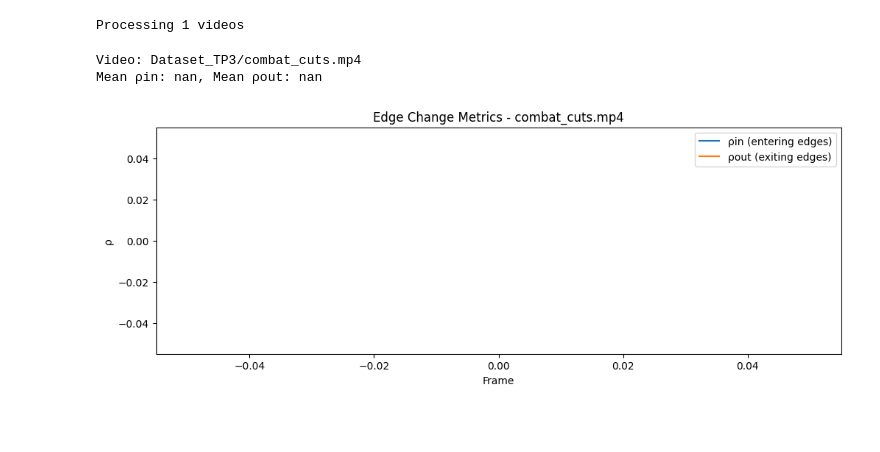
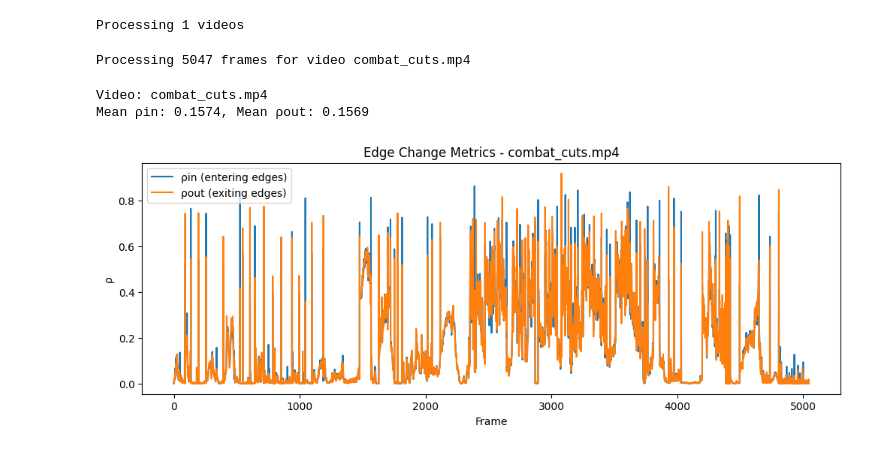
Before and after one commit to nath1416/Tp3-INF8770, a Jupyter notebook: aretes.ipynb, the cells around one changed output. Cells and saved outputs as stored; diff of their text form; code cells hidden in the pictures; blank space fills up the shorter version.

```diff
--- a/aretes.ipynb
+++ b/aretes.ipynb
@@ -74,71 +84,64 @@ for video_path in videos:
 Processing 1 videos
 # %%
 # Cell to calculate ρin and ρout between consecutive frames
-
-
-def compute_edge_map(sobel_x, sobel_y, threshold=30):
-    """Compute binary edge map from Sobel gradients"""
-    magnitude = np.sqrt(sobel_x**2 + sobel_y**2)
-    return (magnitude > threshold).astype(np.float64)
-
 
 def dilate_edges(edge_map, kernel_size=3):
     """Dilate edge map"""
     kernel = cv2.getStructuringElement(cv2.MORPH_ELLIPSE, (kernel_size, kernel_size))
-    return cv2.dilate(edge_map.astype(np.uint8), kernel).astype(np.float64)
+    return cv2.dilate(edge_map, kernel)
 
 
-for video_name in edges:
-    edges_lst = edges[video_name]
+for video_name, video_data in edges.items():
+    edge_maps = video_data['edge_maps']
+    frame_count = edge_maps.shape[0]
+
+    print(f"Processing {frame_count} frames for video {video_name.name}")
+
     rho_in_list = []
     rho_out_list = []
 
-    for t in range(len(edges_lst) - 1):
-        sobel_x_t, sobel_y_t, _, _ = edges_lst[t]
-        sobel_x_t1, sobel_y_t1, _, _ = edges_lst[t + 1]
-
-        # Edge maps at time t and t+1
-        E_t = compute_edge_map(sobel_x_t, sobel_y_t)
-        E_t1 = compute_edge_map(sobel_x_t1, sobel_y_t1)
+    for t in tqdm(range(frame_count - 1)):
+        # Edge maps at time t and t+1 (already binary uint8)
+        E_t = edge_maps[t]
+        E_t1 = edge_maps[t + 1]
 
         # Dilated edge maps
+        D_t = dilate_edges(E_t)
         D_t1 = dilate_edges(E_t1)
-        D_t = dilate_edges(E_t)
 
-        # ρin: entering edges (new edges in frame t+1)
+        # ρin: entering edges (new edges in frame t+1 not covered by dilated t)
         # ρin = 1 - (Σ D(x,y,t) * E(x,y,t+1)) / (Σ E(x,y,t+1))
         sum_E_t1 = np.sum(E_t1)
         if sum_E_t1 > 0:
-            rho_in = 1 - np.sum(D_t * E_t1) / sum_E_t1
+            rho_in = 1 - np.sum(D_t & E_t1) / sum_E_t1
         else:
             rho_in = 0
 
-        # ρout: exiting edges (edges leaving from frame t)
+        # ρout: exiting edges (edges in frame t not covered by dilated t+1)
         # ρout = 1 - (Σ E(x,y,t) * D(x,y,t+1)) / (Σ E(x,y,t))
         sum_E_t = np.sum(E_t)
         if sum_E_t > 0:
-            rho_out = 1 - np.sum(E_t * D_t1) / sum_E_t
+            rho_out = 1 - np.sum(E_t & D_t1) / sum_E_t
         else:
             rho_out = 0
 
         rho_in_list.append(rho_in)
         rho_out_list.append(rho_out)
 
-    print(f"Video: {video_name}")
-    print(
-        f"Mean ρin: {np.mean(rho_in_list):.4f}, Mean ρout: {np.mean(rho_out_list):.4f}"
-    )
+    print(f"Video: {video_name.name}")
+    print(f"Mean ρin: {np.mean(rho_in_list):.4f}, Mean ρout: {np.mean(rho_out_list):.4f}")
 
     # Plot the metrics
     plt.figure(figsize=(12, 4))
     plt.plot(rho_in_list, label="ρin (entering edges)")
     plt.plot(rho_out_list, label="ρout (exiting edges)")
     plt.xlabel("Frame")
     plt.ylabel("ρ")
     plt.legend()
     plt.title(f"Edge Change Metrics - {video_name.name}")
     plt.show()
 # %% [output]
-Video: Dataset_TP3/combat_cuts.mp4
-Mean ρin: nan, Mean ρout: nan
+Processing 5047 frames for video combat_cuts.mp4
+Video: combat_cuts.mp4
+Mean ρin: 0.1574, Mean ρout: 0.1569
-[figure, old version]
+[figure, new version]
```
Also changed, not shown: parts of 1 cell of this notebook.
